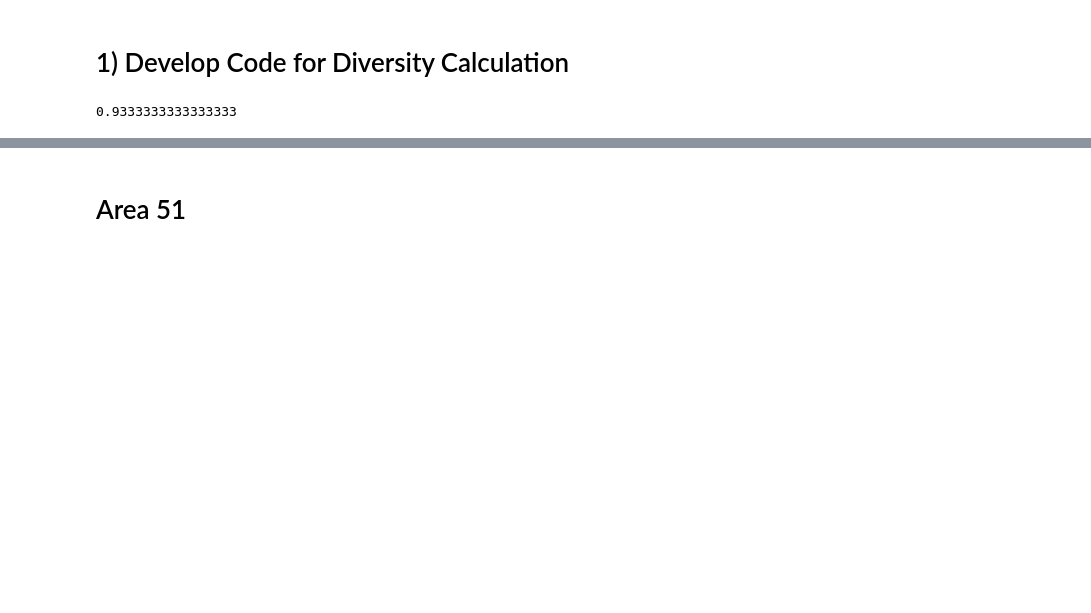
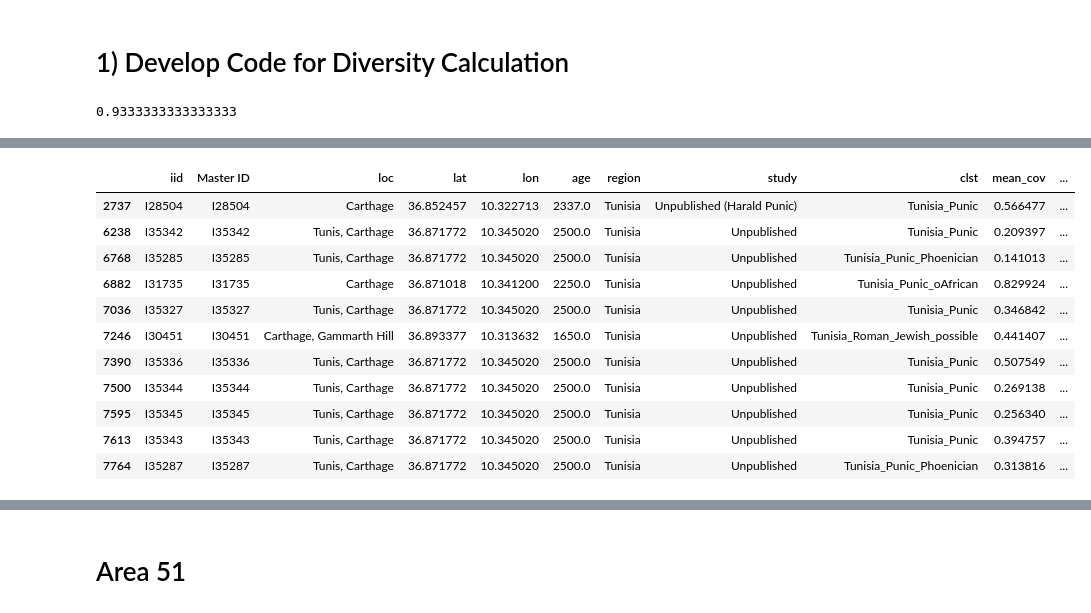
Before and after one commit to hringbauer/punic_aDNA, a Jupyter notebook: notebooks/figs/plot_y_div.ipynb, the cells around one changed output, grey strips where cells are left out. Saved outputs shown, nothing was run; the diff lists cells and outputs as text; code cells hidden in the pictures; blank space fills up the shorter version.

```diff
--- a/notebooks/figs/plot_y_div.ipynb
+++ b/notebooks/figs/plot_y_div.ipynb
@@ -235,2 +236,17 @@ plt.show()
+# %%
+df[df["loc"].str.contains("Carthage")]
+# %% [output]
+|  | iid | Master ID | loc | lat | lon | age | region | study | clst | mean_cov | ... |
+| 2737 | I28504 | I28504 | Carthage | 36.852457 | 10.322713 | 2337.0 | Tunisia | Unpublished (Harald Punic) | Tunisia_Punic | 0.566477 | ... |
+| 6238 | I35342 | I35342 | Tunis, Carthage | 36.871772 | 10.345020 | 2500.0 | Tunisia | Unpublished | Tunisia_Punic | 0.209397 | ... |
+| 6768 | I35285 | I35285 | Tunis, Carthage | 36.871772 | 10.345020 | 2500.0 | Tunisia | Unpublished | Tunisia_Punic_Phoenician | 0.141013 | ... |
+| 6882 | I31735 | I31735 | Carthage | 36.871018 | 10.341200 | 2250.0 | Tunisia | Unpublished | Tunisia_Punic_oAfrican | 0.829924 | ... |
+| 7036 | I35327 | I35327 | Tunis, Carthage | 36.871772 | 10.345020 | 2500.0 | Tunisia | Unpublished | Tunisia_Punic | 0.346842 | ... |
+| 7246 | I30451 | I30451 | Carthage, Gammarth Hill | 36.893377 | 10.313632 | 1650.0 | Tunisia | Unpublished | Tunisia_Roman_Jewish_possible | 0.441407 | ... |
+| 7390 | I35336 | I35336 | Tunis, Carthage | 36.871772 | 10.345020 | 2500.0 | Tunisia | Unpublished | Tunisia_Punic | 0.507549 | ... |
+| 7500 | I35344 | I35344 | Tunis, Carthage | 36.871772 | 10.345020 | 2500.0 | Tunisia | Unpublished | Tunisia_Punic | 0.269138 | ... |
+| 7595 | I35345 | I35345 | Tunis, Carthage | 36.871772 | 10.345020 | 2500.0 | Tunisia | Unpublished | Tunisia_Punic | 0.256340 | ... |
+| 7613 | I35343 | I35343 | Tunis, Carthage | 36.871772 | 10.345020 | 2500.0 | Tunisia | Unpublished | Tunisia_Punic | 0.394757 | ... |
+| 7764 | I35287 | I35287 | Tunis, Carthage | 36.871772 | 10.345020 | 2500.0 | Tunisia | Unpublished | Tunisia_Punic_Phoenician | 0.313816 | ... |
 # %%
 df_y_it.sort_values(by="age", ascending=False)[:50]
```
Also changed, not shown: parts of 12 cells of this notebook, 13 other files.
